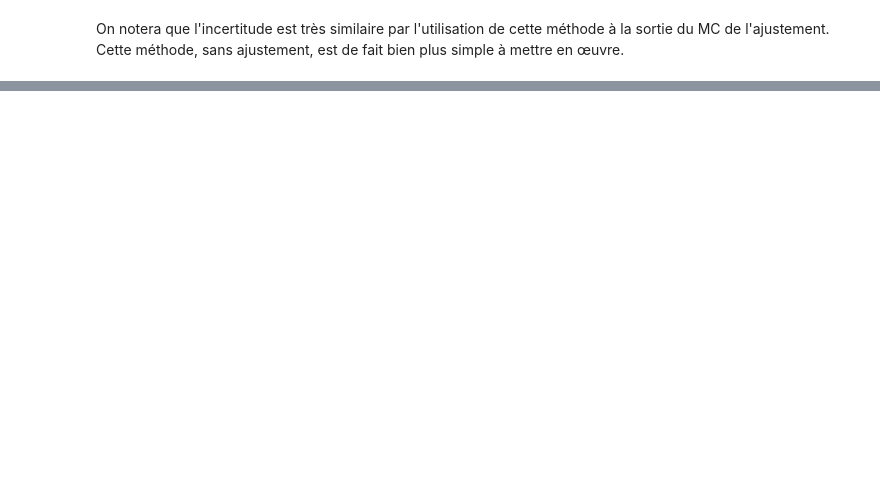
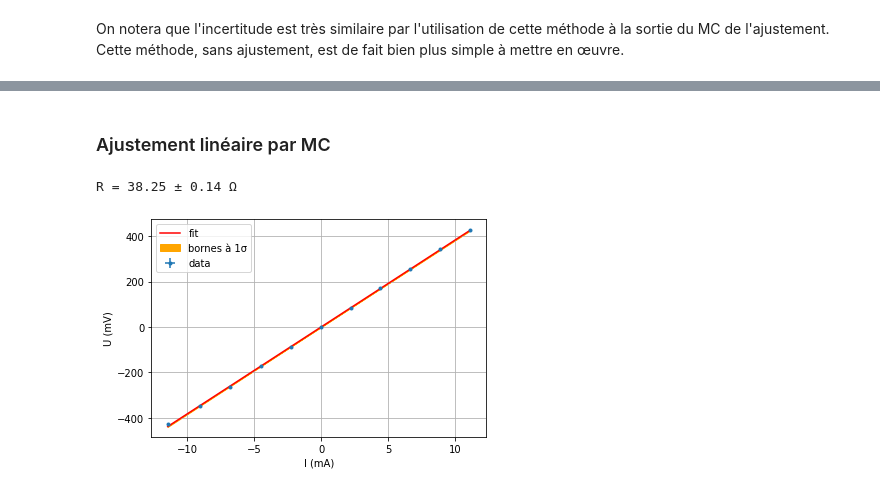
Before and after one commit to tjbtjbtjb/Vrac, a Jupyter notebook: AIPC2223/Ajustement_Ohm.ipynb, the cells around one changed output, grey strips where cells are left out. Drawn from its saved outputs; the diff is of its cells as text; code cells hidden in the pictures; blank space fills up the shorter version.

```diff
--- a/AIPC2223/Ajustement_Ohm.ipynb
+++ b/AIPC2223/Ajustement_Ohm.ipynb
@@ -197,0 +226,39 @@ On notera que l'incertitude est très similaire par l'utilisation de cette méth
+# %%
+u_U = u_U_ori
+u_I = u_I_ori
+# %% [markdown]
+### Ajustement linéaire par MC
+# %%
+from scipy import optimize
+
+def lin(x,a):
+    return a*x
+
+nbPseudoExp = 2048
+pList = np.zeros(nbPseudoExp)
+for i in range(nbPseudoExp):
+    U_tmp = np.random.normal(U, u_U)
+    I_tmp = np.random.normal(I, u_I)
+    p,cov = optimize.curve_fit(lin, I_tmp, U_tmp, p0=[40])
+    pList[i] = p[0]
+
+printResult(np.mean(pList),np.std(pList))
+
+mn = np.min(I) # abscisse min
+mx = np.max(I) # abscisse max
+x1 = np.array([mn,mx])
+sMean = np.mean(pList) # mean slope
+ymean = sMean*x1
+ylow  = (sMean-np.std(pList))*x1
+yhigh = (sMean+np.std(pList))*x1
+
+plt.errorbar(I, U, xerr=u_I, yerr=u_U, fmt='.', label='data')
+plt.plot(x1, ymean, 'r', label="fit")
+plt.fill_between(x1, ylow, y2=yhigh, color="orange", label="bornes à 1σ")
+plt.legend()
+plt.xlabel('I (mA)')
+plt.ylabel('U (mV)')
+plt.grid()
+# %% [output]
+R = 38.25 ± 0.14 Ω
+[figure, added]
```
Also changed, not shown: parts of 34 cells of this notebook.
